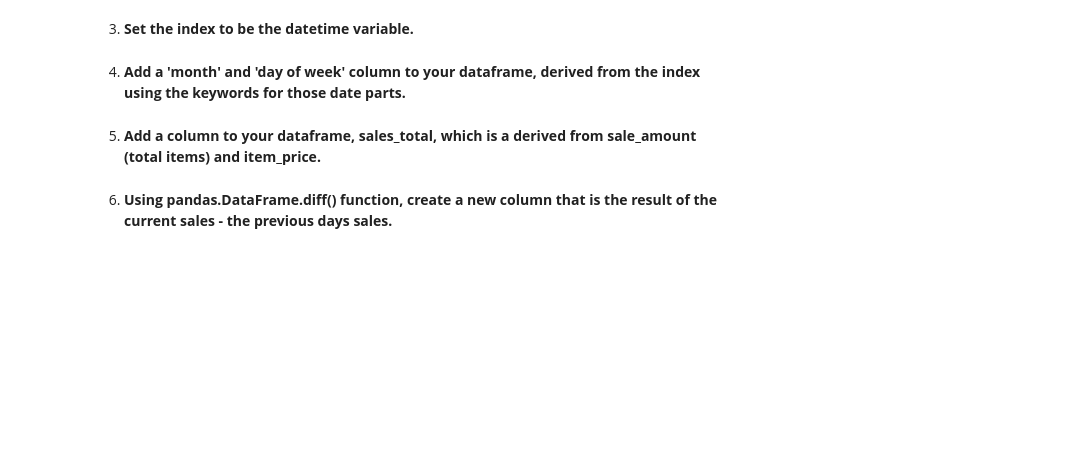
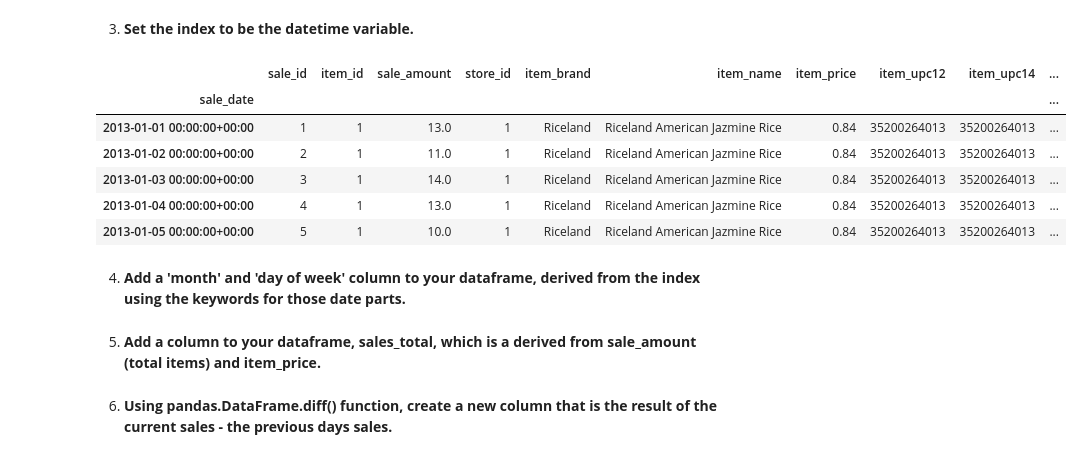
Before and after one commit to kjeliasen/ds-methodologies-exercises, a Jupyter notebook: time_series/exercises_2_data_preparation.ipynb, the cells around one changed output. Drawn from its saved outputs; the diff is of its cells as text; code cells hidden in the pictures; blank space fills up the shorter version.

```diff
--- a/time_series/exercises_2_data_preparation.ipynb
+++ b/time_series/exercises_2_data_preparation.ipynb
@@ -17,5 +91,16 @@ import wrangle_opsd
 # %% [markdown]
 3. **Set the index to be the datetime variable.**
+# %%
+df_sales1 = df_sales.set_index('sale_date')
+df_sales1.head()
+# %% [output]
+|  | sale_id | item_id | sale_amount | store_id | item_brand | item_name | item_price | item_upc12 | item_upc14 | ... |
+| sale_date |  |  |  |  |  |  |  |  |  | ... |
+| 2013-01-01 00:00:00+00:00 | 1 | 1 | 13.0 | 1 | Riceland | Riceland American Jazmine Rice | 0.84 | 35200264013 | 35200264013 | ... |
+| 2013-01-02 00:00:00+00:00 | 2 | 1 | 11.0 | 1 | Riceland | Riceland American Jazmine Rice | 0.84 | 35200264013 | 35200264013 | ... |
+| 2013-01-03 00:00:00+00:00 | 3 | 1 | 14.0 | 1 | Riceland | Riceland American Jazmine Rice | 0.84 | 35200264013 | 35200264013 | ... |
+| 2013-01-04 00:00:00+00:00 | 4 | 1 | 13.0 | 1 | Riceland | Riceland American Jazmine Rice | 0.84 | 35200264013 | 35200264013 | ... |
+| 2013-01-05 00:00:00+00:00 | 5 | 1 | 10.0 | 1 | Riceland | Riceland American Jazmine Rice | 0.84 | 35200264013 | 35200264013 | ... |
 # %% [markdown]
 4. **Add a 'month' and 'day of week' column to your dataframe, derived from the index using the keywords for those date parts.**
 # %% [markdown]
```
Also changed, not shown: parts of 10 cells of this notebook, 3 other files.
